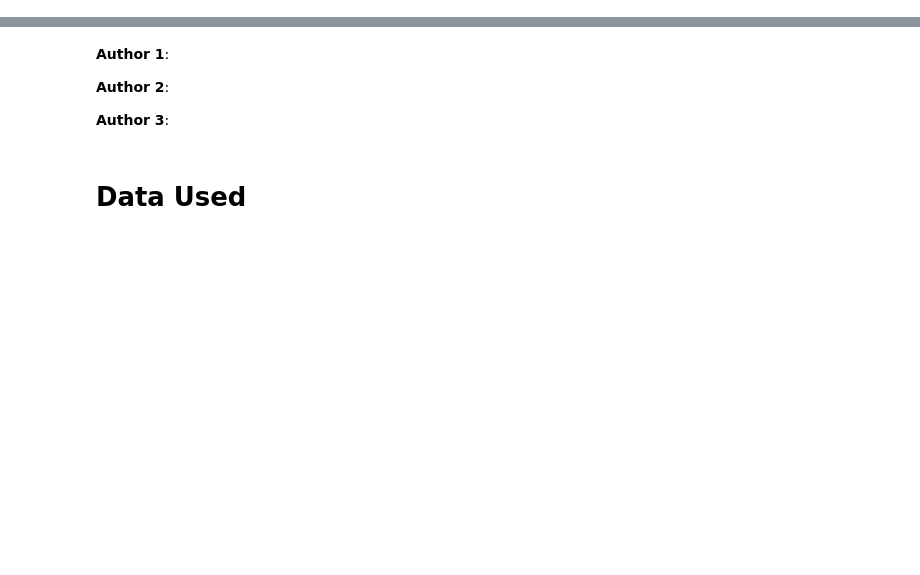
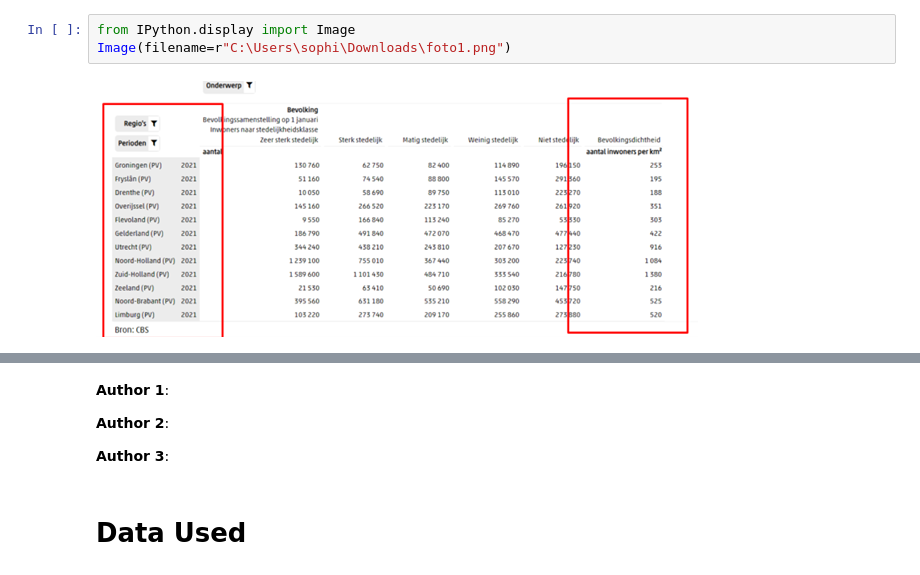
Before and after one commit to sophietimmerman/TIL6022-Programming, a Jupyter notebook: project_template.ipynb, the cells around one changed output, grey strips where cells are left out. Drawn from its saved outputs; the diff is of its cells as text; blank space fills up the shorter version.

```diff
--- a/project_template.ipynb
+++ b/project_template.ipynb
@@ -14,0 +55,5 @@ The objective of this research is to analyze the impact of the availability of e
+# %%
+from IPython.display import Image
+Image(filename=r"C:\Users\sophi\Downloads\foto1.png")
+# %% [output]
+[figure, added]
```
Also changed, not shown: parts of 22 cells of this notebook.
